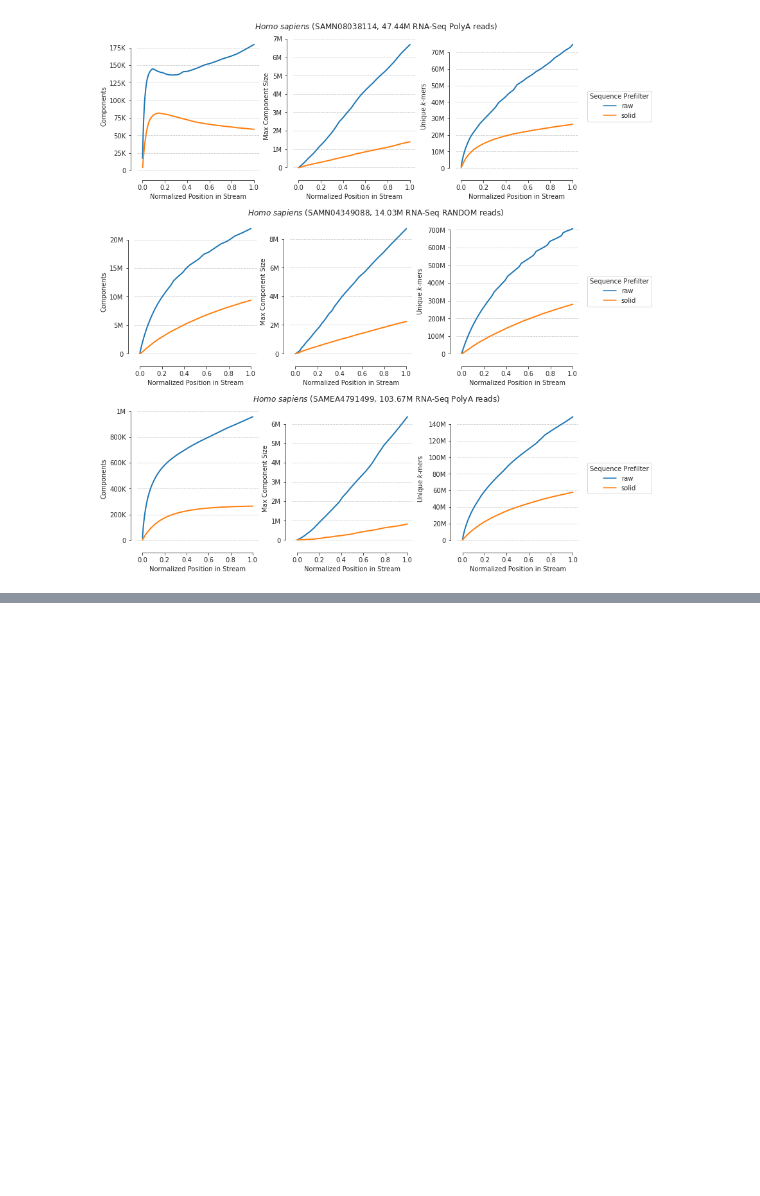
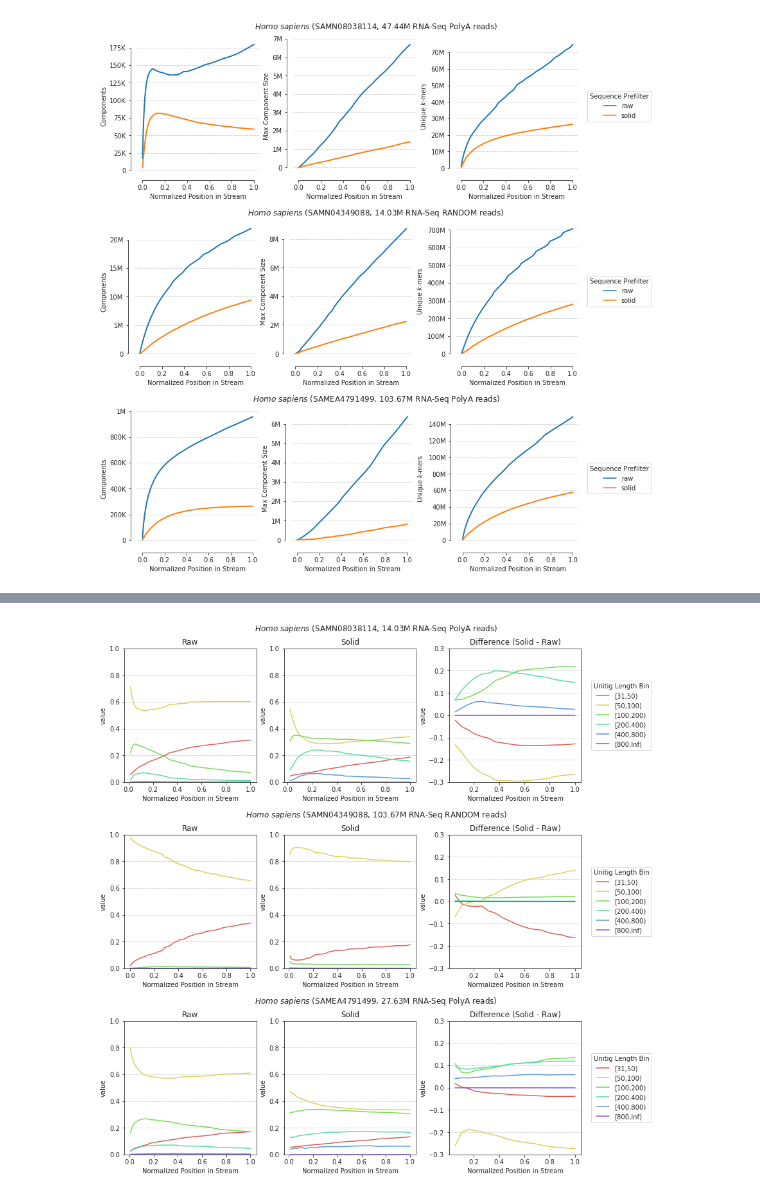
Before and after one commit to camillescott/dissertation, a Jupyter notebook: notebooks/Chapter One.ipynb, the cells around one changed output, grey strips where cells are left out. Drawn from its saved outputs; the diff is of its cells as text; code cells hidden in the pictures; blank space fills up the shorter version.

```diff
--- a/notebooks/Chapter One.ipynb
+++ b/notebooks/Chapter One.ipynb
@@ -568,7 +663,0 @@ meta.query('scientific_name == "Saccharomyces cerevisiae"')
-# %%
-def sample_desc(sample_name, metadata, n_reads=None):
-    sample_meta = metadata.loc[sample_name]
-    species = ' '.join((f'$\it{{{w}}}$' for w in sample_meta.scientific_name.split()))
-    n_reads = numerize.numerize(sample_meta.read_count) if n_reads is None else numerize.numerize(int(n_reads))
-
-    return f'{species} ({sample_name}, {n_reads} {sample_meta.library_strategy} {sample_meta.library_selection} reads)'
@@ -636,3 +711,65 @@ with sns.axes_style("ticks"), \
         rax.yaxis.set_major_formatter(numerize_fmtr)
 # %% [output]
 [figure]
+# %%
+def melt_frag_df(df):
+    return df.melt(id_vars=['sample_name', 't', 't_norm'], var_name='Unitig Length Bin')
+# %%
+raw_frag_df = convert_frag_to_proportion(get_cdbg_frag_df())
+solid_frag_df = convert_frag_to_proportion(get_solid_cdbg_frag_df())
+
+#samples = meta.sort_values('scientific_name').index
+samples = meta.query('scientific_name == "Homo sapiens"').index
+bin_names = ['[31,50)', '[50,100)', '[100,200)', '[200,400)', '[400,800)', '[800,Inf)']
+cuts = np.linspace(0, 1, 20)
+
+with sns.axes_style("ticks"), \
+     SubFigureManager(show=True,
+                      figsize=(12,len(samples) * 4),
+                      subfigs='row',
+                      nrows=len(samples),
+                      ncols=3) as (fig, subfigs, subaxes):
+
+    from matplotlib.lines import Line2D
+
+    for row, (sample_name, subfig, subax) in enumerate(zip(samples, subfigs, subaxes)):
+        lax, cax, rax = subax
+        mdf = prefilter_metrics_df.query(f'sample_name == "{sample_name}"')
+
+        solid_df = solid_frag_df.query(f'sample_name == "{sample_name}"')
+        norm_solid_df = solid_df.groupby(pd.cut(solid_df.t_norm, labels=cuts[1:], bins=cuts)).mean()
+
+        raw_df = raw_frag_df.query(f'sample_name == "{sample_name}"')
+        norm_raw_df = raw_df.groupby(pd.cut(raw_df.t_norm, labels=cuts[1:], bins=cuts)).mean()
+
+        diff_df = (norm_solid_df[bin_names] - norm_raw_df[bin_names]).reset_index()
+
+        subfig.suptitle(sample_desc(sample_name, meta, n_reads=mdf['seq_t'].max()))
+
+        with sns.color_palette("hls", 7):
+            sns.lineplot(data=melt_frag_df(raw_df), x='t_norm', y='value',  hue='Unitig Length Bin', legend=False, lw=1.5, ax=lax)
+            sns.lineplot(data=melt_frag_df(solid_df), x='t_norm', y='value',  hue='Unitig Length Bin', legend=False, lw=1.5, ax=cax)
+            sns.lineplot(data=diff_df.melt(id_vars=['t_norm'], var_name='Unitig Length Bin'),
+                         x='t_norm',
+                         y='value',
+                         hue='Unitig Length Bin', legend=True, lw=1.5, ax=rax)
+
+        lax.set_ylim(ymin=0, ymax=1.0)
+        cax.set_ylim(ymin=0, ymax=1.0)
+        rax.set_ylim(ymin=-.3, ymax=.3)
+
+        rax.legend(bbox_to_anchor=(1.05, .5), loc='center left', title='Unitig Length Bin')
+
+        lax.yaxis.grid(ls='--')
+        cax.yaxis.grid(ls='--')
+        rax.yaxis.grid(ls='--')
+
+        lax.set_title('Raw')
+        cax.set_title('Solid')
+        rax.set_title('Difference (Solid - Raw)')
+
+        lax.set_xlabel('Normalized Position in Stream')
+        cax.set_xlabel('Normalized Position in Stream')
+        rax.set_xlabel('Normalized Position in Stream')
+        #despine(lax, cax, rax)
+# %% [output]
@@ -638,0 +793 @@ with sns.axes_style("ticks"), \
+[figure, added]
```
Also changed, not shown: parts of 20 cells of this notebook.
